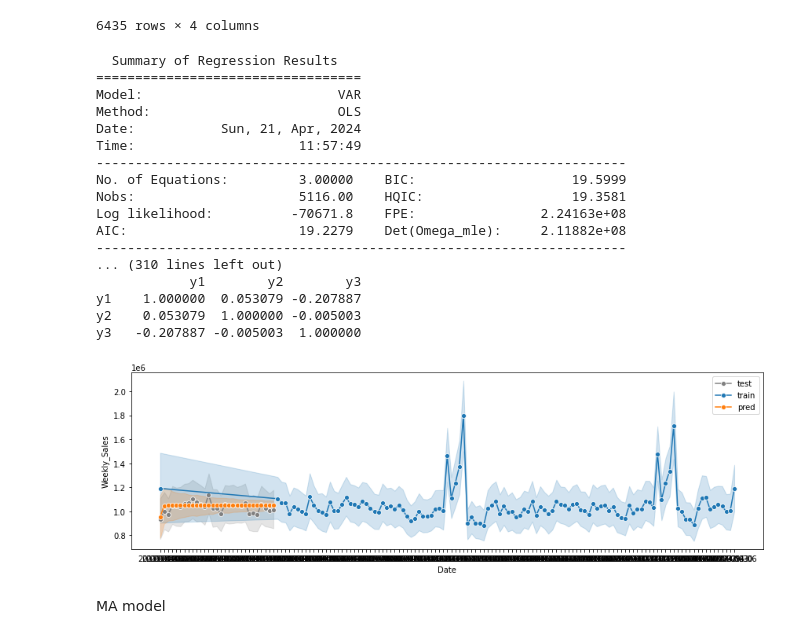
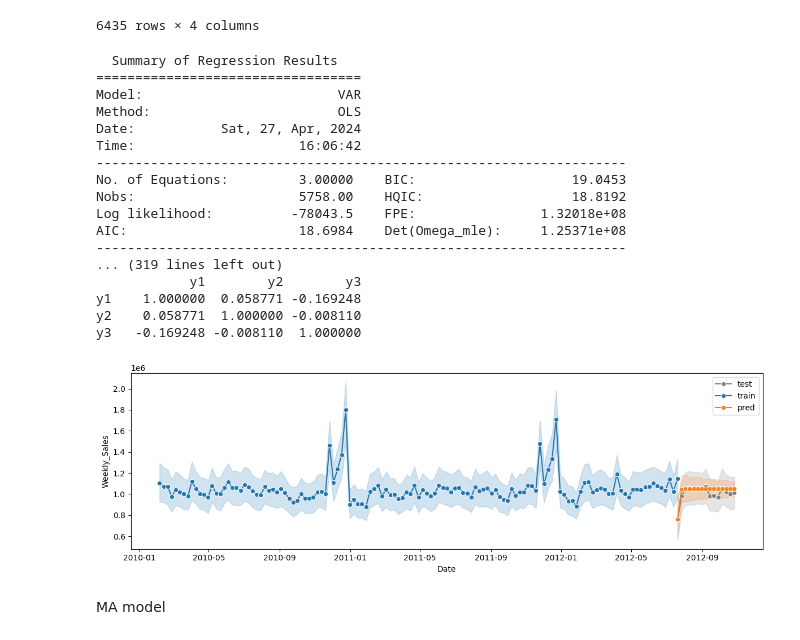
Before and after one commit to nataliastas/Time_series_forecasting, a Jupyter notebook: POF_praca_magosterska.ipynb, the cells around one changed output. Cells and saved outputs as stored; diff of their text form; code cells hidden in the pictures.

```diff
--- a/POF_praca_magosterska.ipynb
+++ b/POF_praca_magosterska.ipynb
@@ -28,8 +48,8 @@ def import_data_with_one_feature(path):
     data_train_ready = data_train_ready[['Date','Weekly_Sales']]
     return data_train_ready
 # %%
-data_train_ready = import_data_with_one_feature(path)
-data_train_ready
+data_train_ready_one_feature = import_data_with_one_feature(path)
+data_train_ready_one_feature
 # %% [output]
 |  | Date | Weekly_Sales |
 | 0 | 2010-02-05 | 49750740.50 |
@@ -138,49 +163,46 @@ data_train_ready_many_features
 | 6434 | 2012-10-26 | 45 | 0 | 760281.43 |
 6435 rows × 4 columns
 # %%
-train_len = int(0.8* len(data_train_ready_many_features))
-train = data_train_ready_many_features[:int(0.8*(len(data_train_ready_many_features)))]
-test = data_train_ready_many_features[int(0.8*(len(data_train_ready_many_features))):]
-train.index = train.Date
-train = train.drop(['Date'],axis=1)
-test.index = test.Date
-test = test.drop(['Date'],axis=1)
-var_model = VAR(np.asarray(train))
-optimal_lags = var_model.select_order()
-lag_order = optimal_lags.selected_orders['bic']
-results = var_model.fit(lag_order)
+def VAR_method(data):
+    train_len = int(0.9* len(data))
+    train = data[:int(0.9*(len(data)))]
+    test = data[int(0.9*(len(data))):]
+    train.index = train.Date
+    train = train.drop(['Date'],axis=1)
+    test.index = test.Date
+    test = test.drop(['Date'],axis=1)
+    var_model = VAR(np.asarray(train))
+    optimal_lags = var_model.select_order()
+    lag_order = optimal_lags.selected_orders['bic']
+    results = var_model.fit(lag_order)
+    forecast_input = train.values[-lag_order:]
+    print(results.summary())
+    pred = results.forecast(forecast_input,steps =len(test))
+    pred = pred[:,2]
+    return pred, train_len
 
-forecast_input = train.values[-lag_order:]
+predictions_VAR, train_len = VAR_method(data_train_ready_many_features)
 
-print(results.summary())
-pred = results.forecast(forecast_input,steps =len(test))
-
-f, ax = plt.subplots(nrows=1, ncols=1, figsize=(12, 4))
-sns.lineplot(x=data_train_ready_many_features.Date[train_len:len(data_train_ready_many_features)],
-             y=data_train_ready_many_features.Weekly_Sales[train_len:len(data_train_ready_many_features)], marker='o', label='test', color='grey')
-sns.lineplot(x=data_train_ready_many_features.Date[:train_len], y=data_train_ready_many_features.Weekly_Sales[:train_len], marker='o', label='train')
-sns.lineplot(x=data_train_ready_many_features.Date[train_len:len(data_train_ready_many_features)], y=pred[:,2], marker='o', label='pred')
-plt.tight_layout()
-plt.show()
+plot_predict(data_train_ready_many_features, train_len, predictions_VAR)
 # %% [output]
   Summary of Regression Results
 ==================================
 Model:                         VAR
 Method:                        OLS
-Date:           Sun, 21, Apr, 2024
-Time:                     11:57:49
+Date:           Sat, 27, Apr, 2024
+Time:                     16:06:42
 --------------------------------------------------------------------
-No. of Equations:         3.00000    BIC:                    19.5999
-Nobs:                     5116.00    HQIC:                   19.3581
-Log likelihood:          -70671.8    FPE:                2.24163e+08
-AIC:                      19.2279    Det(Omega_mle):     2.11882e+08
+No. of Equations:         3.00000    BIC:                    19.0453
+Nobs:                     5758.00    HQIC:                   18.8192
+Log likelihood:          -78043.5    FPE:                1.32018e+08
+AIC:                      18.6984    Det(Omega_mle):     1.25371e+08
 --------------------------------------------------------------------
-... (310 lines left out)
+... (319 lines left out)
             y1        y2        y3
-y1    1.000000  0.053079 -0.207887
-y2    0.053079  1.000000 -0.005003
-y3   -0.207887 -0.005003  1.000000
+y1    1.000000  0.058771 -0.169248
+y2    0.058771  1.000000 -0.008110
+y3   -0.169248 -0.008110  1.000000
-[figure, old version]
+[figure, new version]
 # %% [markdown]
 MA model
 # %%
```
Also changed, not shown: parts of 48 cells of this notebook.
